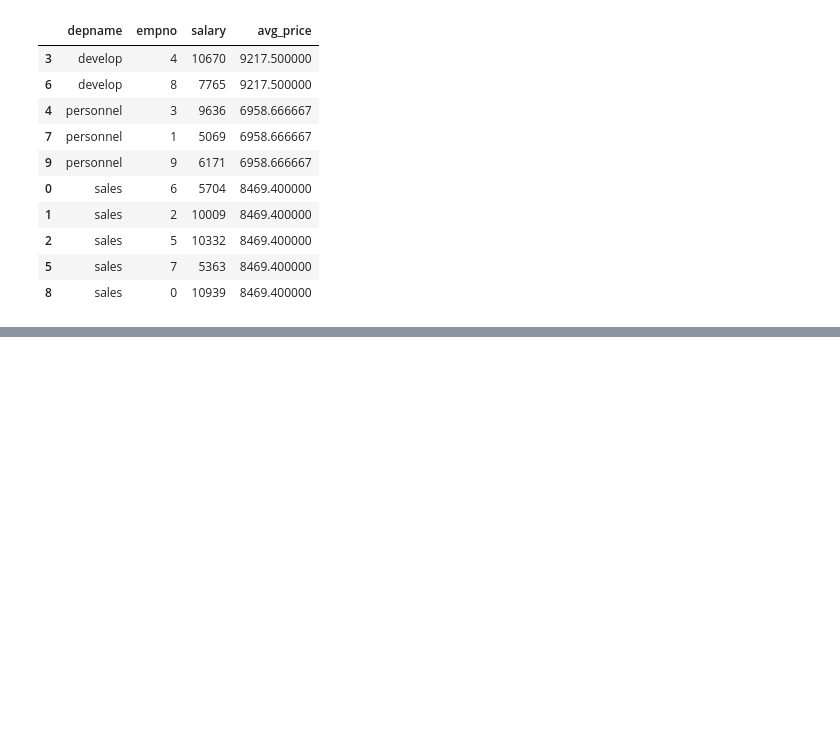
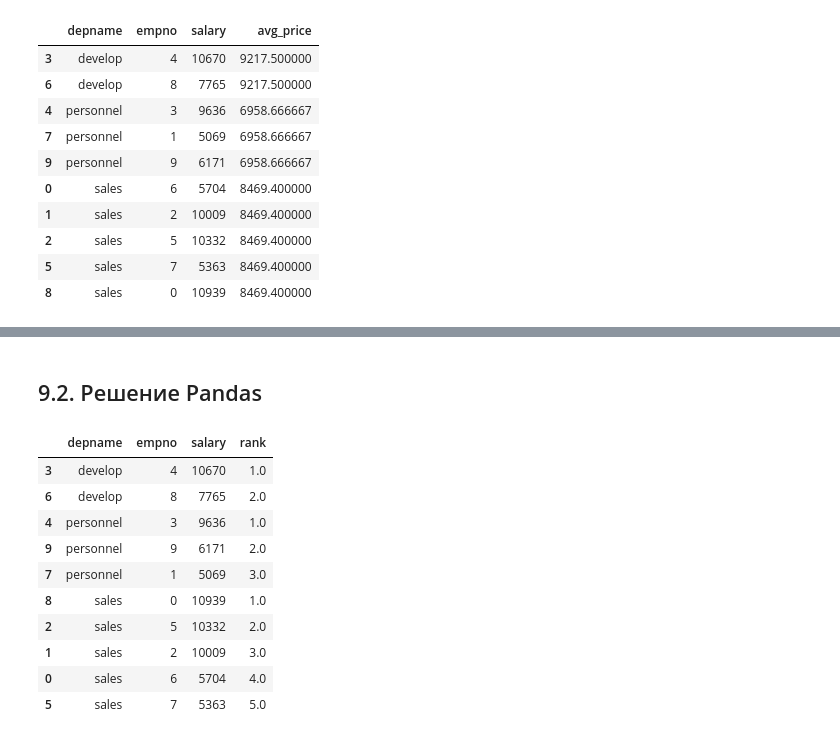
Before and after one commit to bebyakinb/test_assignments-Analyst-, a Jupyter notebook: habr/SQL_Hardest_Interview_Tasks.ipynb, the cells around one changed output, grey strips where cells are left out. Drawn from its saved outputs; the diff is of its cells as text; code cells hidden in the pictures; blank space fills up the shorter version.

```diff
--- a/habr/SQL_Hardest_Interview_Tasks.ipynb
+++ b/habr/SQL_Hardest_Interview_Tasks.ipynb
@@ -790,0 +830,18 @@ salaries_extended.sort_values('depname')
+# %% [markdown]
+## 9.2. Решение Pandas
+# %%
+salaries_extended = salaries.copy()
+salaries_extended['rank'] = salaries_extended.groupby("depname")['salary'].rank(ascending=False)
+salaries_extended.sort_values(['depname','rank'])
+# %% [output]
+|  | depname | empno | salary | rank |
+| 3 | develop | 4 | 10670 | 1.0 |
+| 6 | develop | 8 | 7765 | 2.0 |
+| 4 | personnel | 3 | 9636 | 1.0 |
+| 9 | personnel | 9 | 6171 | 2.0 |
+| 7 | personnel | 1 | 5069 | 3.0 |
+| 8 | sales | 0 | 10939 | 1.0 |
+| 2 | sales | 5 | 10332 | 2.0 |
+| 1 | sales | 2 | 10009 | 3.0 |
+| 0 | sales | 6 | 5704 | 4.0 |
+| 5 | sales | 7 | 5363 | 5.0 |
```
Also changed, not shown: parts of 6 cells of this notebook.
